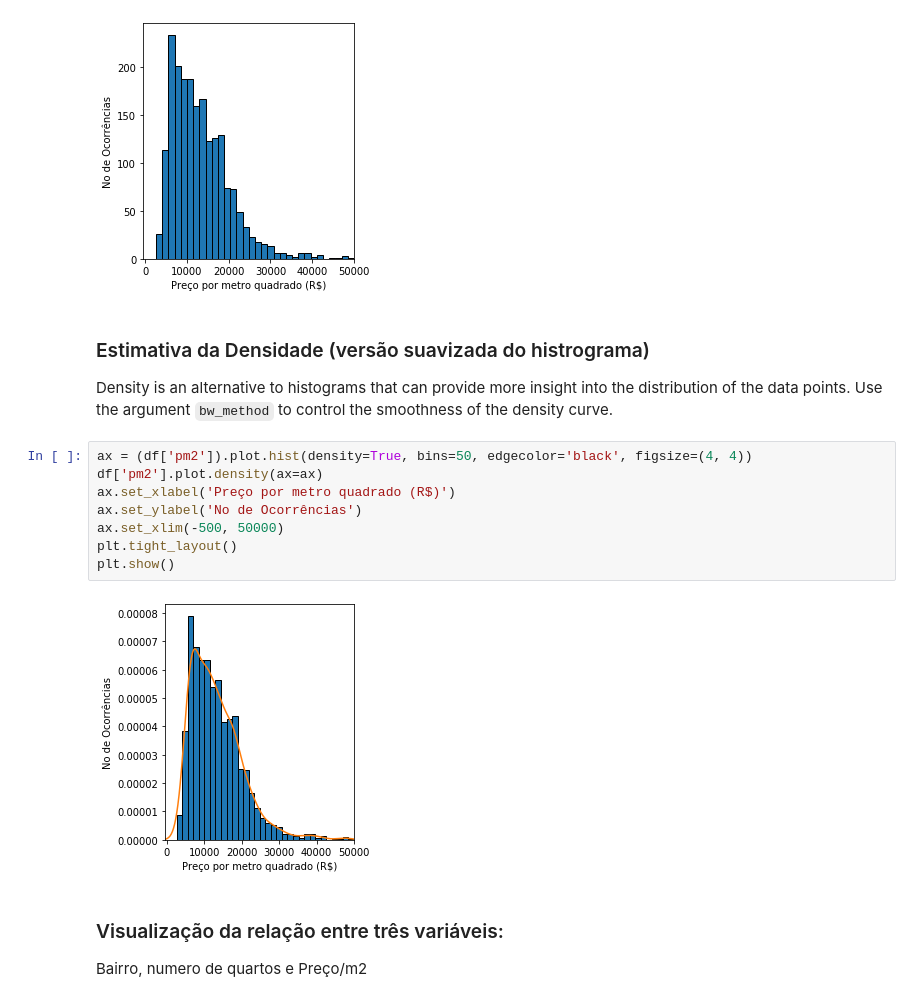
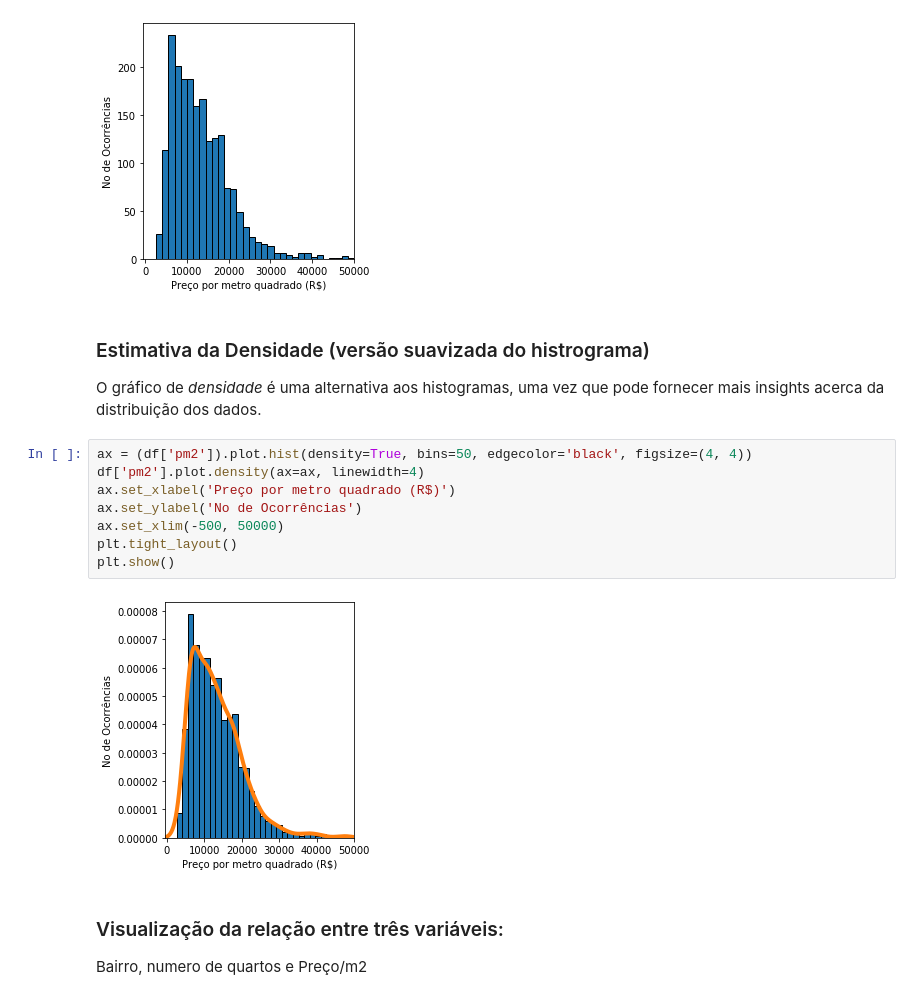
Before and after one commit to larissasouzapinto/AcelerAI, a Jupyter notebook: Curso_NEED/Estatistica_Basica.ipynb, the cells around one changed output. Drawn from its saved outputs; the diff is of its cells as text.

```diff
--- a/Curso_NEED/Estatistica_Basica.ipynb
+++ b/Curso_NEED/Estatistica_Basica.ipynb
@@ -177,19 +179,19 @@ plt.tight_layout()
 plt.show()
 # %% [output]
 [figure]
-# %% [markdown]
-### Estimativa da Densidade (versão suavizada do histrograma)
-Density is an alternative to histograms that can provide more insight into the distribution of the data points. Use the argument `bw_method` to control the smoothness of the density curve.
+# %% [markdown]
+### Estimativa da Densidade (versão suavizada do histrograma)
+O gráfico de _densidade_ é uma alternativa aos histogramas, uma vez que pode fornecer mais insights acerca da distribuição dos  dados.
 # %%
 ax = (df['pm2']).plot.hist(density=True, bins=50, edgecolor='black', figsize=(4, 4))
-df['pm2'].plot.density(ax=ax)
+df['pm2'].plot.density(ax=ax, linewidth=4)
 ax.set_xlabel('Preço por metro quadrado (R$)')
 ax.set_ylabel('No de Ocorrências')
 ax.set_xlim(-500, 50000)
 plt.tight_layout()
 plt.show()
 # %% [output]
-[figure, old version]
+[figure, new version]
 # %% [markdown]
 ### Visualização da relação entre três variáveis:
 Bairro, numero de quartos e Preço/m2
```
Also changed, not shown: parts of 15 cells of this notebook.
